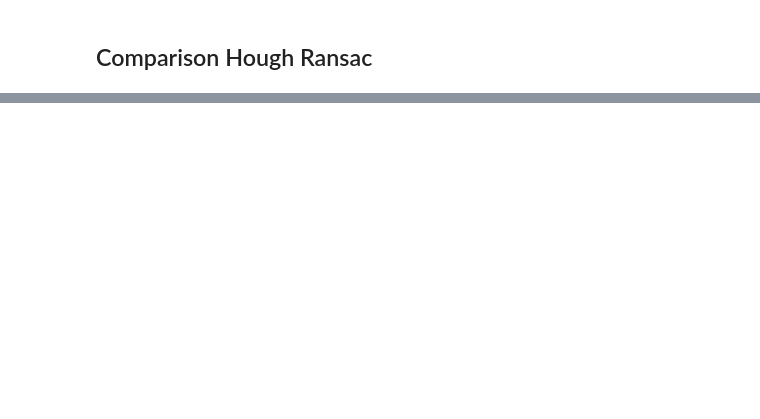
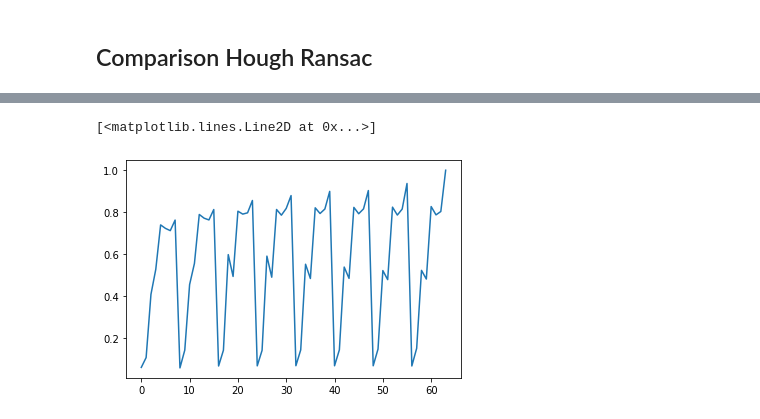
Before and after one commit to lordome/ACTAR, a Jupyter notebook: Ransac-ACTAR/parametersAnalysis/comparisonRansacHough/readTree.ipynb, the cells around one changed output, grey strips where cells are left out. Saved outputs shown, nothing was run; the diff lists cells and outputs as text; code cells hidden in the pictures; blank space fills up the shorter version.

```diff
--- a/Ransac-ACTAR/parametersAnalysis/comparisonRansacHough/readTree.ipynb
+++ b/Ransac-ACTAR/parametersAnalysis/comparisonRansacHough/readTree.ipynb
@@ -126 +87,6 @@ targetRansac = pd.DataFrame(valueRansac).iloc[:2,-1]
+# %%
+plt.plot(pd.DataFrame(np.array([normalized_mutual_info_score(i, lst[-1]) for lst in valueHough for i in lst]).reshape(100,64)).mean())
+# %% [output]
+[<matplotlib.lines.Line2D at 0x...>]
+[figure, added]
 # %%
```
Also changed, not shown: parts of 13 cells of this notebook.
